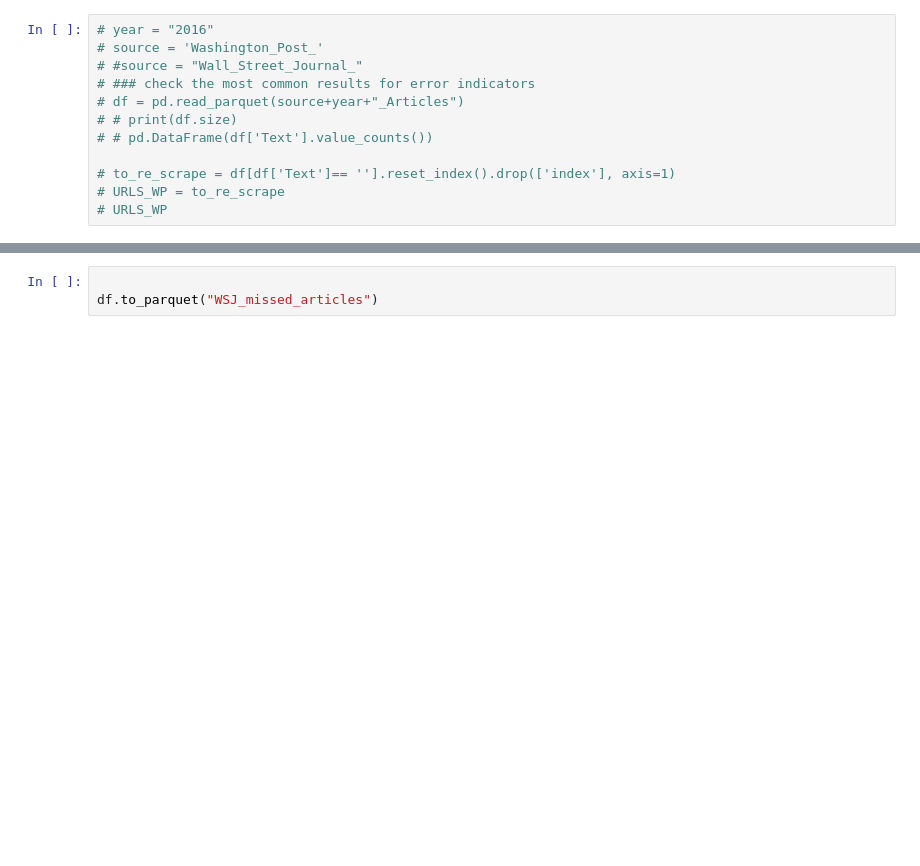
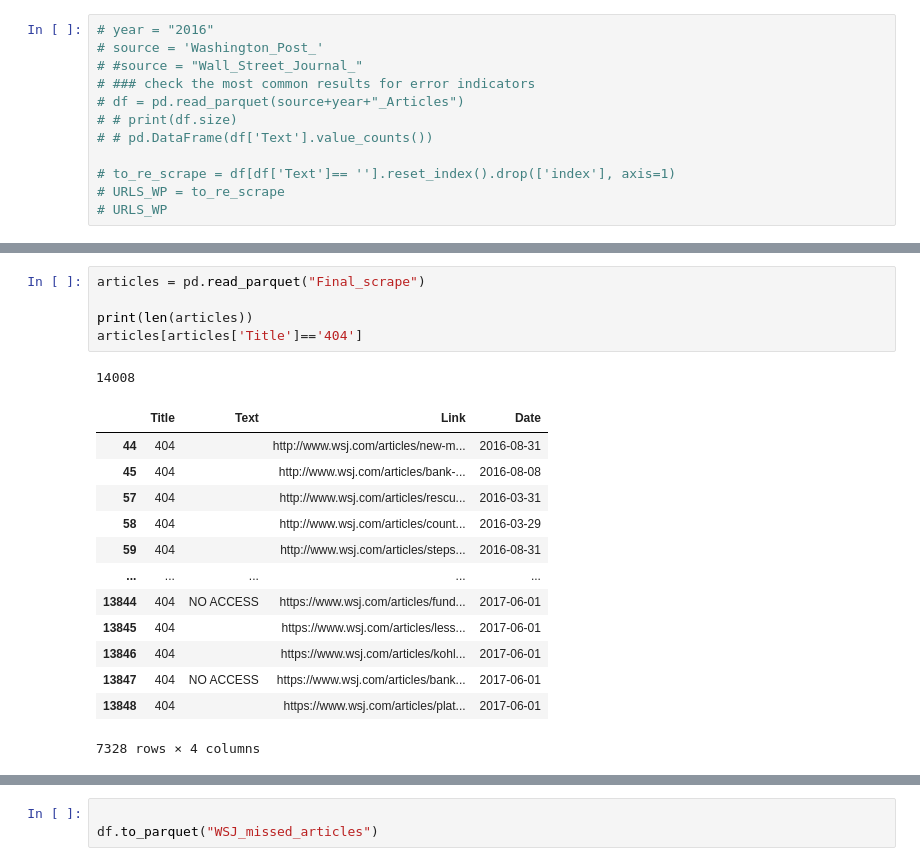
Before and after one commit to TBoedt/Constructing-A-Climate-Change-Concern-Index-Based-Upon-US-Newspaper-Articles, a Jupyter notebook: Scrapping_File_v2.ipynb, the cells around one changed output, grey strips where cells are left out. Saved outputs shown, nothing was run; the diff lists cells and outputs as text; blank space fills up the shorter version.

```diff
--- a/Scrapping_File_v2.ipynb
+++ b/Scrapping_File_v2.ipynb
@@ -818,0 +914,20 @@ accepted
+# %%
+articles = pd.read_parquet("Final_scrape")
+
+print(len(articles))
+articles[articles['Title']=='404']
+# %% [output]
+14008
+|  | Title | Text | Link | Date |
+| 44 | 404 |  | http://www.wsj.com/articles/new-m... | 2016-08-31 |
+| 45 | 404 |  | http://www.wsj.com/articles/bank-... | 2016-08-08 |
+| 57 | 404 |  | http://www.wsj.com/articles/rescu... | 2016-03-31 |
+| 58 | 404 |  | http://www.wsj.com/articles/count... | 2016-03-29 |
+| 59 | 404 |  | http://www.wsj.com/articles/steps... | 2016-08-31 |
+| ... | ... | ... | ... | ... |
+| 13844 | 404 | NO ACCESS | https://www.wsj.com/articles/fund... | 2017-06-01 |
+| 13845 | 404 |  | https://www.wsj.com/articles/less... | 2017-06-01 |
+| 13846 | 404 |  | https://www.wsj.com/articles/kohl... | 2017-06-01 |
+| 13847 | 404 | NO ACCESS | https://www.wsj.com/articles/bank... | 2017-06-01 |
+| 13848 | 404 |  | https://www.wsj.com/articles/plat... | 2017-06-01 |
+7328 rows × 4 columns
```
Also changed, not shown: parts of 9 cells of this notebook.
